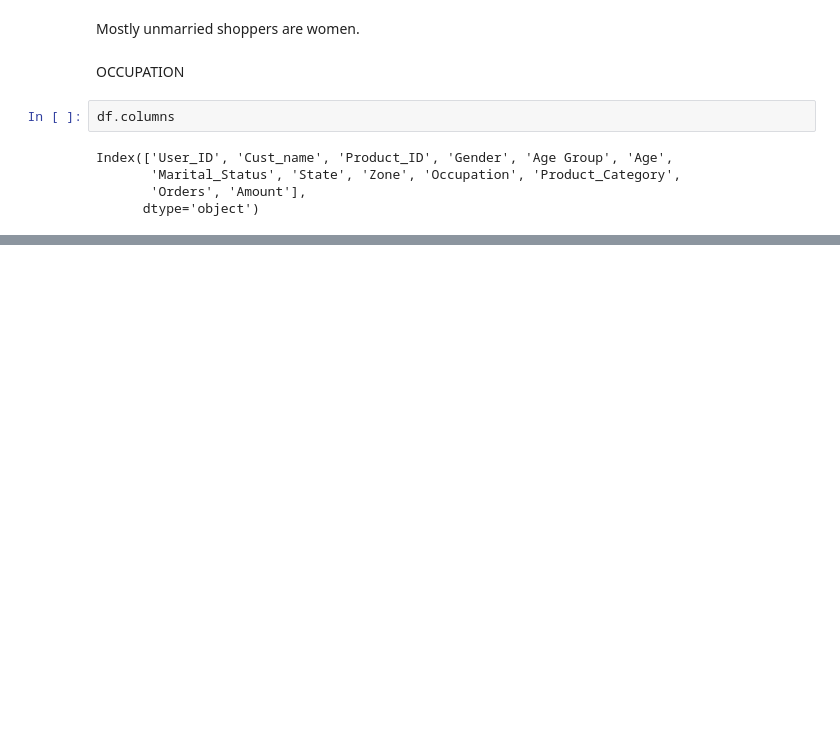
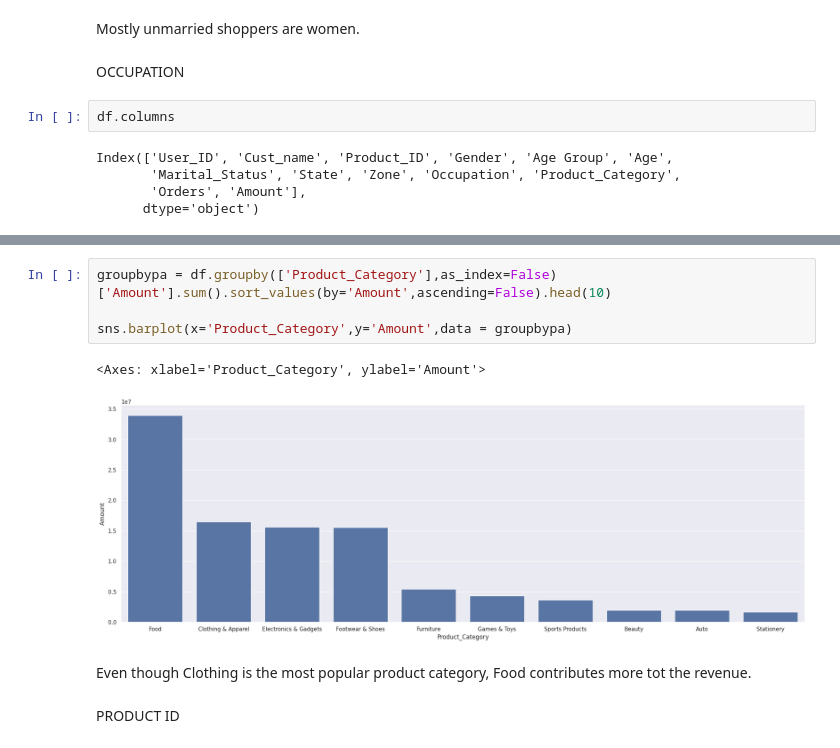
Before and after one commit to simplyshree/Consumer-Prediction-using-EDA-, a Jupyter notebook: Python_EDA_Project.ipynb, the cells around one changed output, grey strips where cells are left out. Cells and saved outputs as stored; diff of their text form; blank space fills up the shorter version.

```diff
--- a/Python_EDA_Project.ipynb
+++ b/Python_EDA_Project.ipynb
@@ -331,0 +364,11 @@ Index(['User_ID', 'Cust_name', 'Product_ID', 'Gender', 'Age Group', 'Age',
+# %%
+groupbypa = df.groupby(['Product_Category'],as_index=False)['Amount'].sum().sort_values(by='Amount',ascending=False).head(10)
+
+sns.barplot(x='Product_Category',y='Amount',data = groupbypa)
+# %% [output]
+<Axes: xlabel='Product_Category', ylabel='Amount'>
+[figure, added]
+# %% [markdown]
+Even though Clothing is the most popular product category, Food contributes more tot the revenue.
+# %% [markdown]
+PRODUCT ID
```
Also changed, not shown: parts of 7 cells of this notebook.
